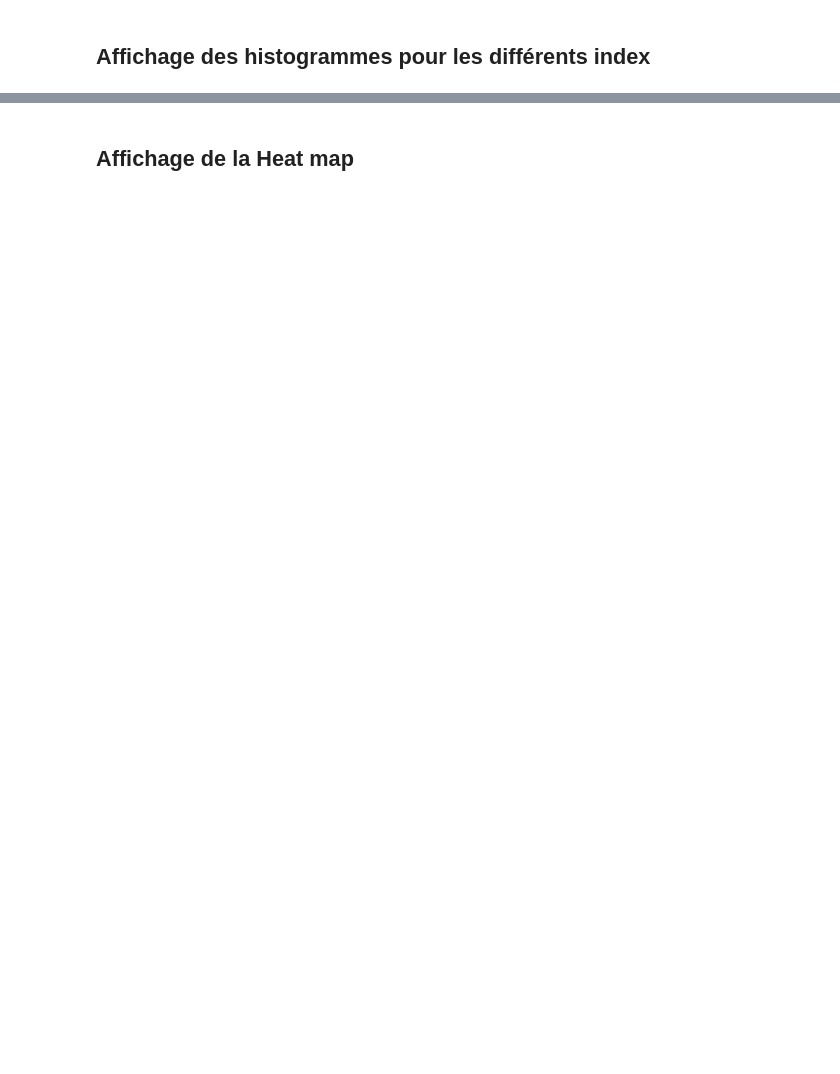
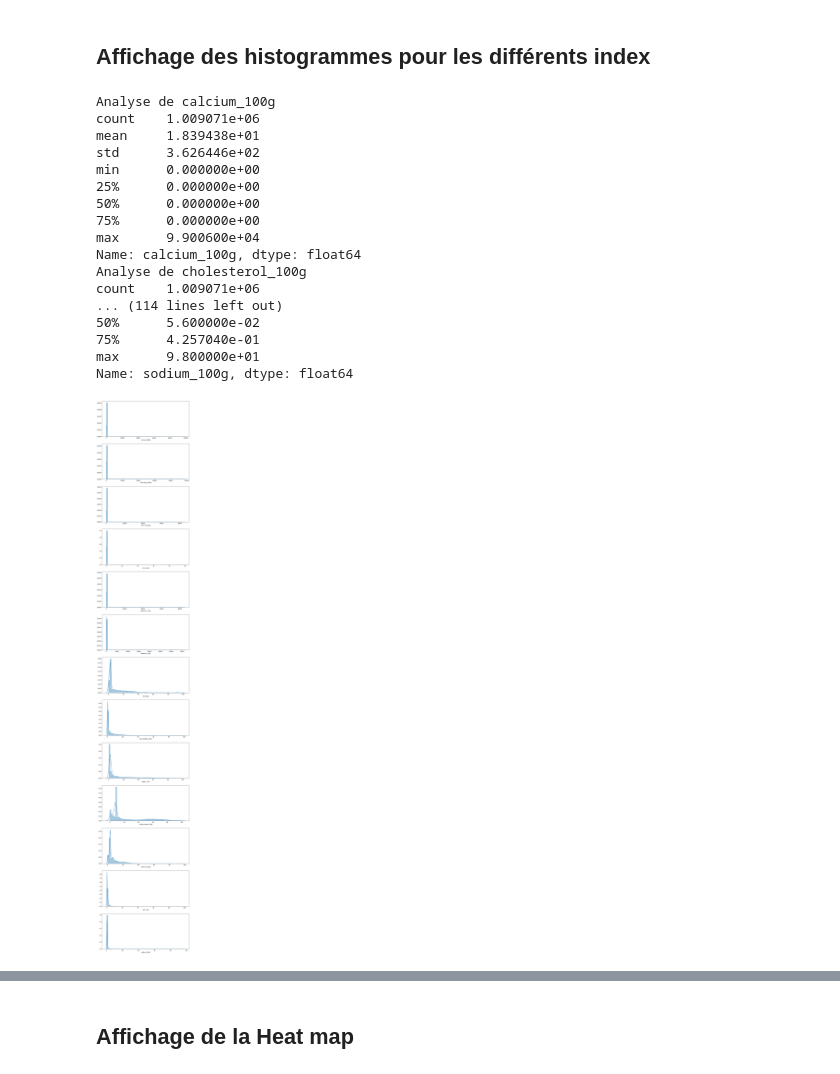
Before and after one commit to asaidomar/openclassrooms_projet3, a Jupyter notebook: projet3/main.ipynb, the cells around one changed output, grey strips where cells are left out. Drawn from its saved outputs; the diff is of its cells as text; code cells hidden in the pictures; blank space fills up the shorter version.

```diff
--- a/projet3/main.ipynb
+++ b/projet3/main.ipynb
@@ -185,18 +380,40 @@ for i, c in enumerate(data_restricted_df.columns):
 # %%
 #
 columns  = all_columns
 data_restricted_df[columns][data_restricted_df[columns].isna()] = 0
 n = len(columns)
 fig, ax = plt.subplots(n, 1, figsize=(12,n*6))
 
 for i, s in enumerate(columns):
     try:
         plt.sca(ax[i])
         print(f"Analyse de {s}")
         print(data_restricted_df[s].describe())
         sns.distplot(data_restricted_df[s], kde=True, norm_hist=True)
     except Exception as error:
         print(f'{error} while the display')
+
+# sauvegarde du dataframe pour utilisation ultérieure
+data_restricted_df.to_csv(results_folder.joinpath("data_restricted_df.csv").as_posix())
+# %% [output]
+Analyse de calcium_100g
+count    1.009071e+06
+mean     1.839438e+01
+std      3.626446e+02
+min      0.000000e+00
+25%      0.000000e+00
+50%      0.000000e+00
+75%      0.000000e+00
+max      9.900600e+04
+Name: calcium_100g, dtype: float64
+Analyse de cholesterol_100g
+count    1.009071e+06
+... (114 lines left out)
+50%      5.600000e-02
+75%      4.257040e-01
+max      9.800000e+01
+Name: sodium_100g, dtype: float64
+[figure, added]
 # %% [markdown]
 ## Résultats
 Une fois de plus on constate que les colonnes calcium_100g, cholesterol_100g,trans-fat_100g,iron_100g,vitamin-c_100g, vitamin-a_100g sont très applaties. Pour les autres index on constate une répartition asymétrique vers la droite avec une valeur modal assez proche de 0.
```
Also changed, not shown: parts of 33 cells of this notebook, 10 other files.
